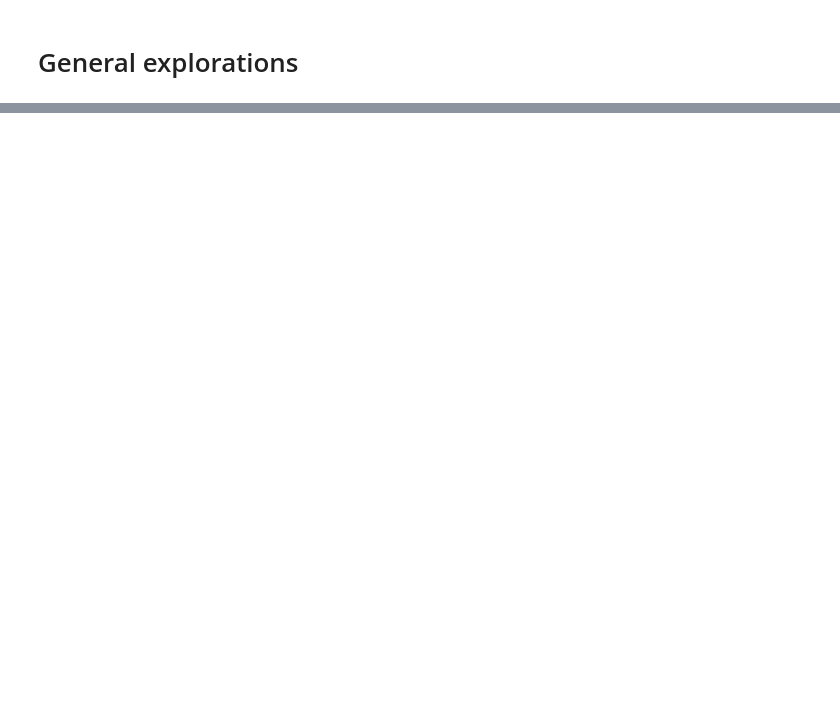
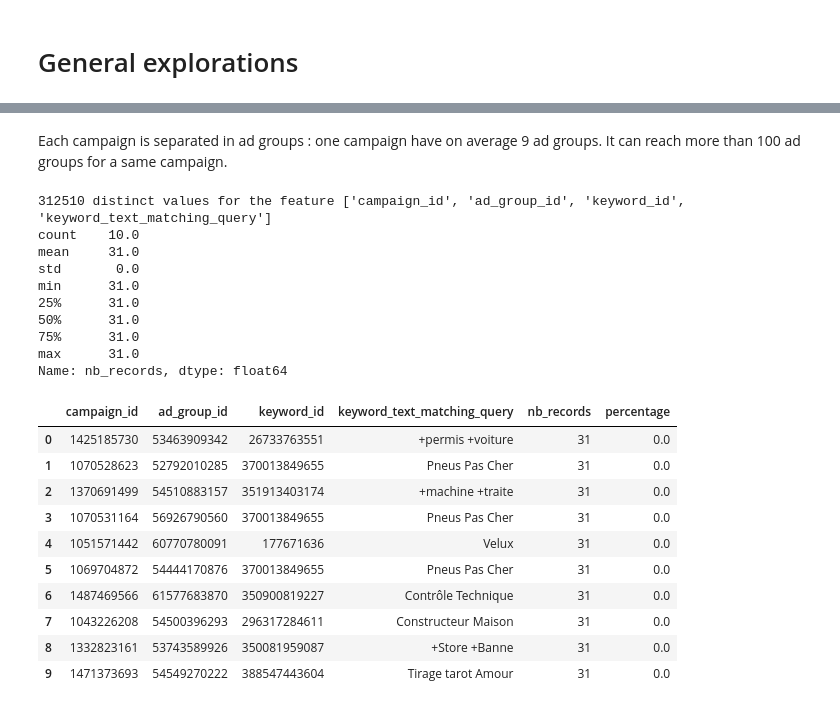
Before and after one commit to paguilmin/Eflab_test, a Jupyter notebook: Test.ipynb, the cells around one changed output, grey strips where cells are left out. Saved outputs shown, nothing was run; the diff lists cells and outputs as text; code cells hidden in the pictures; blank space fills up the shorter version.

```diff
--- a/Test.ipynb
+++ b/Test.ipynb
@@ -59,0 +97,9 @@ There are 671614 observations and 12 features
+# %%
+def feature_detail(df,feature,number) :
+    df_ok = df.copy()
+    df_ok[feature] = df_ok[feature].fillna('unknown')
+    top_10 = df_ok.groupby(feature).agg('size').sort_values(ascending=False).to_frame().reset_index()
+    top_10.columns=[str(x) for x in feature]+['nb_records']
+    top_10['percentage']=(100.* (top_10['nb_records'] / top_10['nb_records'].sum())).round(2)
+    print('%0.0f distinct values for the feature %s' %(top_10.shape[0],feature))
+    return top_10.head(number)
@@ -59,0 +152,29 @@ There are 671614 observations and 12 features
+# %% [markdown]
+Each campaign is separated in ad groups : one campaign have on average 9 ad groups.
+It can reach more than 100 ad groups for a same campaign.
+# %%
+test = feature_detail(df,['campaign_id','ad_group_id','keyword_id','keyword_text_matching_query'],10)
+print(test['nb_records'].describe())
+test
+# %% [output]
+312510 distinct values for the feature ['campaign_id', 'ad_group_id', 'keyword_id', 'keyword_text_matching_query']
+count    10.0
+mean     31.0
+std       0.0
+min      31.0
+25%      31.0
+50%      31.0
+75%      31.0
+max      31.0
+Name: nb_records, dtype: float64
+|  | campaign_id | ad_group_id | keyword_id | keyword_text_matching_query | nb_records | percentage |
+| 0 | 1425185730 | 53463909342 | 26733763551 | +permis +voiture | 31 | 0.0 |
+| 1 | 1070528623 | 52792010285 | 370013849655 | Pneus Pas Cher | 31 | 0.0 |
+| 2 | 1370691499 | 54510883157 | 351913403174 | +machine +traite | 31 | 0.0 |
+| 3 | 1070531164 | 56926790560 | 370013849655 | Pneus Pas Cher | 31 | 0.0 |
+| 4 | 1051571442 | 60770780091 | 177671636 | Velux | 31 | 0.0 |
+| 5 | 1069704872 | 54444170876 | 370013849655 | Pneus Pas Cher | 31 | 0.0 |
+| 6 | 1487469566 | 61577683870 | 350900819227 | Contrôle Technique | 31 | 0.0 |
+| 7 | 1043226208 | 54500396293 | 296317284611 | Constructeur Maison | 31 | 0.0 |
+| 8 | 1332823161 | 53743589926 | 350081959087 | +Store +Banne | 31 | 0.0 |
+| 9 | 1471373693 | 54549270222 | 388547443604 | Tirage tarot Amour | 31 | 0.0 |
```
Also changed, not shown: parts of 84 cells of this notebook.
